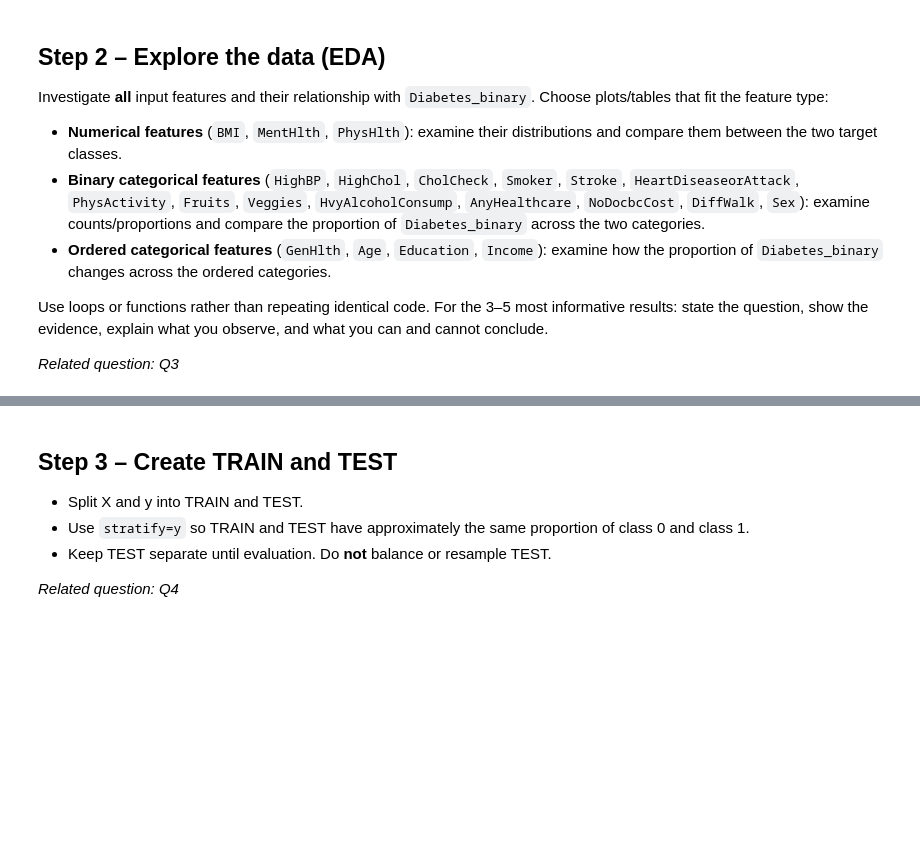
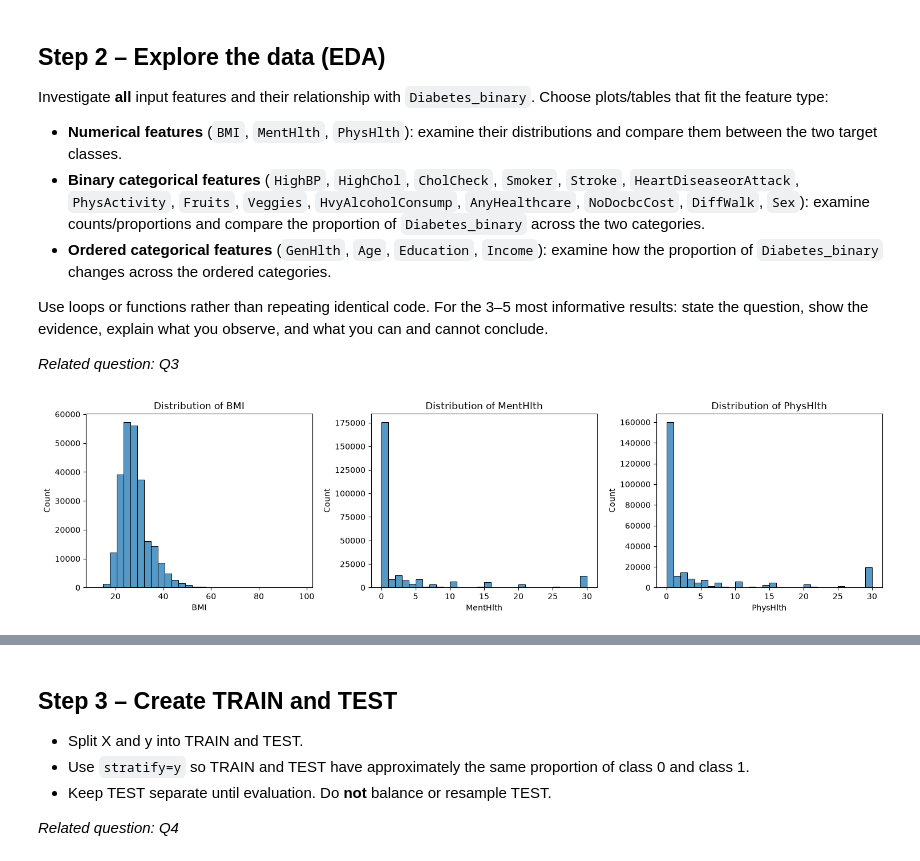
Before and after one commit to Frednos/Machine-Learning-Assignment-2, a Jupyter notebook: Assignment_2.ipynb, the cells around one changed output, grey strips where cells are left out. Saved outputs shown, nothing was run; the diff lists cells and outputs as text; code cells hidden in the pictures; blank space fills up the shorter version.

```diff
--- a/Assignment_2.ipynb
+++ b/Assignment_2.ipynb
@@ -80,3 +134,18 @@ Investigate **all** input features and their relationship with `Diabetes_binary`
 Use loops or functions rather than repeating identical code. For the 3–5 most informative results: state the question, show the evidence, explain what you observe, and what you can and cannot conclude.
 
 *Related question: Q3*
+# %%
+numerical_features = ["BMI", "MentHlth", "PhysHlth"]
+
+fig, axes = plt.subplots(1, 3, figsize=(15, 4))
+
+for ax, feature in zip(axes, numerical_features):
+    sns.histplot(data=df, x=feature, bins=30, ax=ax)
+    ax.set_title(f"Distribution of {feature}")
+    ax.set_xlabel(feature)
+    ax.set_ylabel("Count")
+
+plt.tight_layout()
+plt.show()
+# %% [output]
+[figure, added]
```
Also changed, not shown: parts of 8 cells of this notebook.
